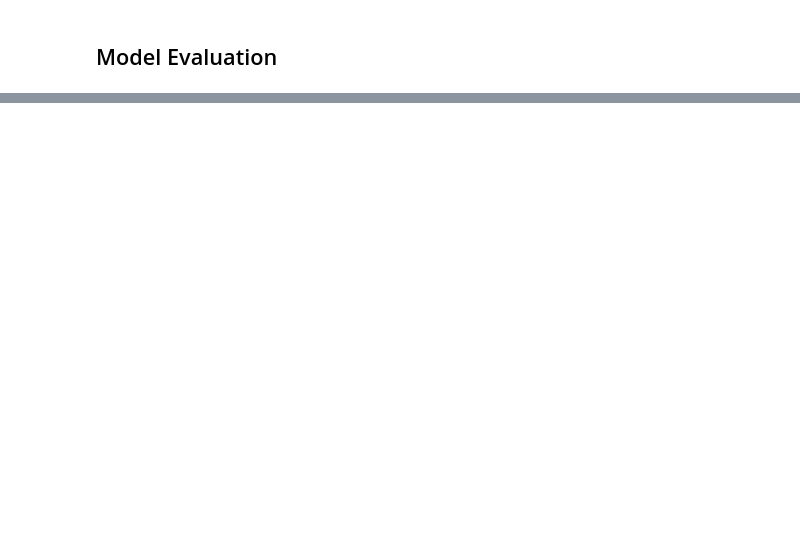
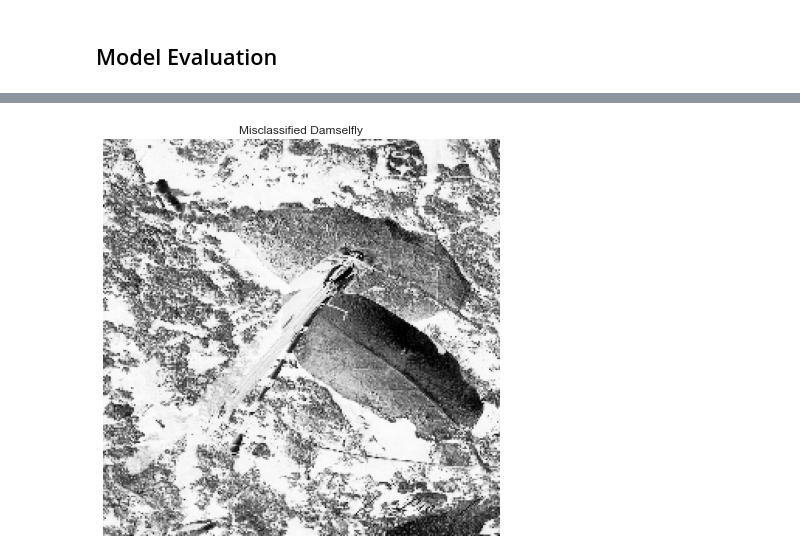
Before and after one commit to Gal-Gilor/The_Linnaeus_Bot, a Jupyter notebook: Supervised_modeling.ipynb, the cells around one changed output, grey strips where cells are left out. Cells and saved outputs as stored; diff of their text form; code cells hidden in the pictures; blank space fills up the shorter version.

```diff
--- a/Supervised_modeling.ipynb
+++ b/Supervised_modeling.ipynb
@@ -69,9 +111,9 @@ ROTATION = 25
 BRIGHTNESS = [0.4, 1.0]
 
 # declare flow related hyper parameters
-EPOCHS = 29
+EPOCHS = 40
 CLASS_MODE = 'categorical'
-CHECKPOINT = "checkpoints/weight1s.hdf5"
+CHECKPOINT = "checkpoints/weights.hdf5"
 # %%
 import tensorflow as tf
 from tensorflow import keras
@@ -216,0 +341,44 @@ print(f'Test loss" {loss}')
+# %%
+# find the misclassified ones
+misclassified_indice = []
+for i, image in enumerate(images):
+
+    # expand dims
+    image = np.expand_dims(image, axis=0)
+
+    # predict
+    preds = model.predict(image)
+    pred = preds.argmax(1)
+    label = labels[i].argmax(0)
+
+    # identify where the model was wrong
+    if label != pred:
+        misclassified_indice.append(i)
+
+# show the misclasified images
+misclassified = len(misclassified_indice)
+fig, axes = plt.subplots(1, misclassified, figsize=(6 * misclassified, 6 * misclassified))
+
+if misclassified:
+    if isinstance(axes, np.ndarray):
+        for i, ax in enumerate(axes):
+
+            miss = misclassified_indice[i]
+            label = 'Damselfly' if (labels[miss] == [1, 0]).all() else 'Dragonfly'
+            image = np.squeeze(images[miss])
+
+            ax.imshow(image)
+            ax.set_axis_off()
+            ax.set_title(f'Misclassified {label}')
+
+    else:
+        miss = misclassified_indice[0]
+        label = 'Damselfly' if (labels[miss] == [1, 0]).all() else 'Dragonfly'
+        image = np.squeeze(images[miss])
+
+        axes.imshow(image)
+        axes.set_axis_off()
+        axes.set_title(f'Misclassified {label}')
+plt.tight_layout()
+# %% [output]
+[figure, added]
```
Also changed, not shown: parts of 12 cells of this notebook.
